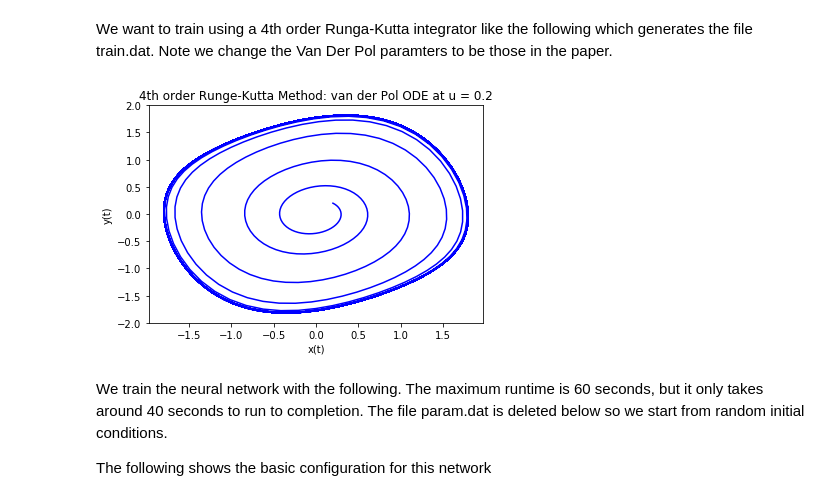
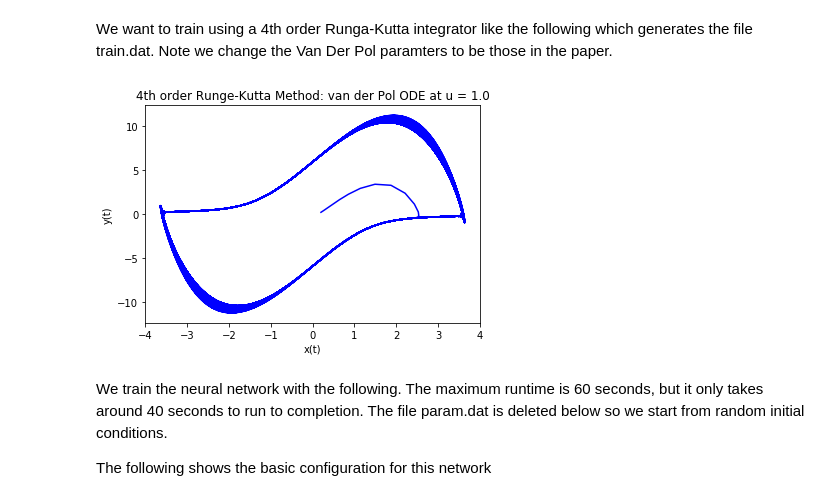
Before and after one commit to rmfarber/farbopt, a Jupyter notebook: examples/RungaKutta/vanderpol.ipynb, the cells around one changed output. Drawn from its saved outputs; the diff is of its cells as text; code cells hidden in the pictures.

```diff
--- a/examples/RungaKutta/vanderpol.ipynb
+++ b/examples/RungaKutta/vanderpol.ipynb
@@ -4,21 +4,24 @@
 Lets create and run a system per the 1993 paper "Identification of Continuous-Time Dynamical Systems: Neural Network Based Algorithms and Parallel Implementation" which can be found at https://arxiv.org/abs/comp-gas/9305001
 # %% [markdown]
 Lets see what Python shows for the Van Der Pol equation.
+# %%
+#Settings used in https://arxiv.org/pdf/comp-gas/9305001.pdf
+mu = 1.
+delta = 4.0
+omega = 1.0
+
+#Settings used in https://arxiv.org/pdf/comp-gas/9305001.pdf
+#nSamples=500
+nSamples=10000
+
+#mu = 0.2
+#delta = 1.0
+#omega = 1.0
 # %%
 # %load viewPredict.py
 import numpy as np
 from pylab import *
 from scipy.integrate import odeint
-
-#Settings used in https://arxiv.org/pdf/comp-gas/9305001.pdf
-nSamples=5000
-mu = 1
-delta = 4.0
-omega = 1.0
-
-#mu = 0.2
-#delta = 1.0
-#omega = 1.0
 
 def van_der_pol_oscillator_deriv(x, t):
     nx0 = x[1]
@@ -30,12 +33,7 @@ ts = np.linspace(0.0, 50.0, nSamples)
 
 xs = odeint(van_der_pol_oscillator_deriv, [0.2, 0.2], ts)
 plt.plot(xs[:,0], xs[:,1])
-#xs = odeint(van_der_pol_oscillator_deriv, [-3.0, -3.0], ts)
-##plt.plot(xs[:,0], xs[:,1])
-#xs = odeint(van_der_pol_oscillator_deriv, [4.0, 4.0], ts)
-#plt.plot(xs[:,0], xs[:,1])
-#plt.gca().set_aspect('equal')
-#plt.savefig('vanderpol_oscillator.png')
+
 plt.show()
 # %% [output]
 [figure]
@@ -79,16 +77,6 @@ dt = 0.1
 
 # Time
 t  = [ 0.0]
-# The number of time steps to integrate over
-nSamples = 10000
-#mu = 1.
-#delta = 4.0
-#omega = 1.0
-
-#use the parameters in the paper
-mu = 0.2
-delta = 1.0
-omega = 1.0
 
 # The main loop that generates the orbit, storing the states
 xs= np.empty((nSamples+1,2))
@@ -101,34 +89,34 @@ for i in range(0,nSamples):
 
 #convert this to binary
 fn = open('train.dat','wb')
 fn.write(bytearray(struct.pack('i',int(2))))
 fn.write(bytearray(struct.pack('i',int(2))))
 fn.write(bytearray(struct.pack('i',int(nSamples))))
 
 for i in range(0,nSamples):
     # write input
     fn.write(bytearray(struct.pack('f',xs[i][0])))
     fn.write(bytearray(struct.pack('f',xs[i][1])))
     #write output
     fn.write(bytearray(struct.pack('f',xs[i+1][0])))
     fn.write(bytearray(struct.pack('f',xs[i+1][1])))
 fn.close()
 
 #for i in range(0,nSamples):
  #   print(xs[i],xs[i+1])
 
 
 # Setup the parametric plot
 xlabel('x(t)') # set x-axis label
 ylabel('y(t)') # set y-axis label
 title('4th order Runge-Kutta Method: van der Pol ODE at u = ' + str(mu)) # set plot title
 #axis('equal')
 
 # Plot the trajectory in the phase plane
 plot(xs[:,0],xs[:,1],'b')
 show()
 # %% [output]
-[figure, old version]
+[figure, new version]
 # %% [markdown]
 We train the neural network with the following. The maximum runtime is 60 seconds, but it only takes around 40 seconds to run to completion.
 The file param.dat is deleted below so we start from random initial conditions.
```
Also changed, not shown: parts of 12 cells of this notebook, 2 other files.
